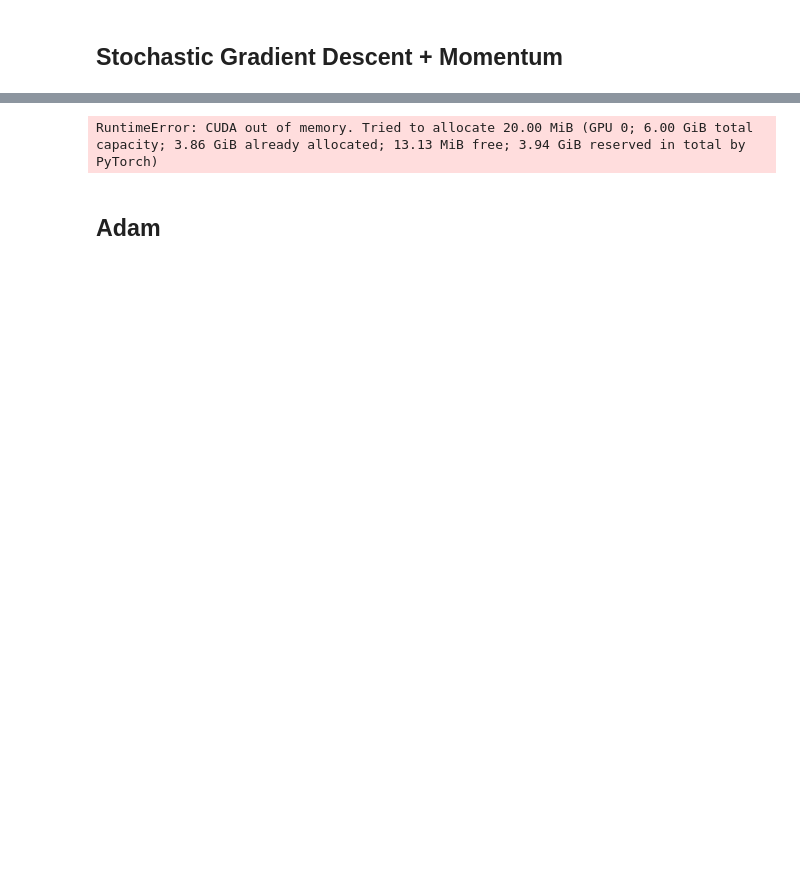
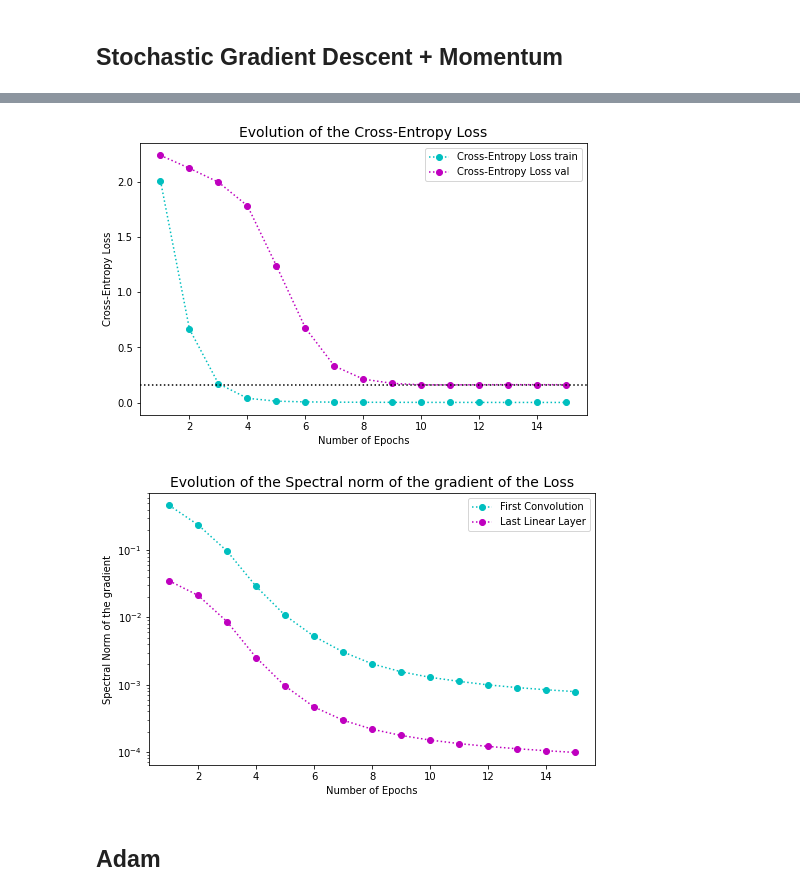
Before and after one commit to riccardocadei/adahessian, a Jupyter notebook: main.ipynb, the cells around one changed output, grey strips where cells are left out. Drawn from its saved outputs; the diff is of its cells as text; code cells hidden in the pictures; blank space fills up the shorter version.

```diff
--- a/main.ipynb
+++ b/main.ipynb
@@ -43,8 +42,8 @@ Accuracy Test: 42.0%
 # %% [markdown]
 ## Stochastic Gradient Descent + Momentum
 # %%
-SGDM = run_experiment(optimizer_name="SGD+momentum", model_name='resnet18',
-                nb_epochs=5, batch_size=100, reduce=100, plot=True)
+SGDM = run_experiment(optimizer_name="SGD+Momentum", model_name='resnet18',
+                nb_epochs=15, batch_size=100, reduce=100, plot=True)
 # %% [output]
 Device used:  cuda
 
@@ -68,4 +65,5 @@ Epoch 3 / 5 train loss: 0.1732521578669548 valid loss: 1.851564645767212
-RuntimeError: CUDA out of memory. Tried to allocate 20.00 MiB (GPU 0; 6.00 GiB total capacity; 3.86 GiB already allocated; 13.13 MiB free; 3.94 GiB reserved in total by PyTorch)
+[figure, added]
+[figure, added]
 # %% [markdown]
 ## Adam
 # %%
```
Also changed, not shown: parts of 9 cells of this notebook.
